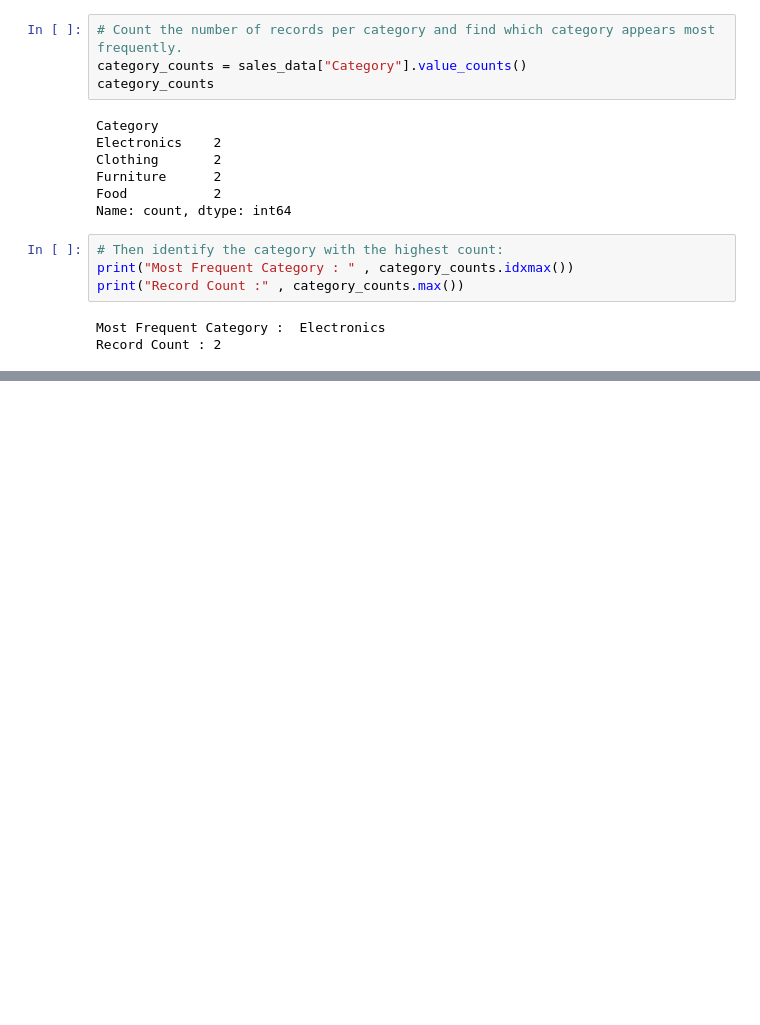
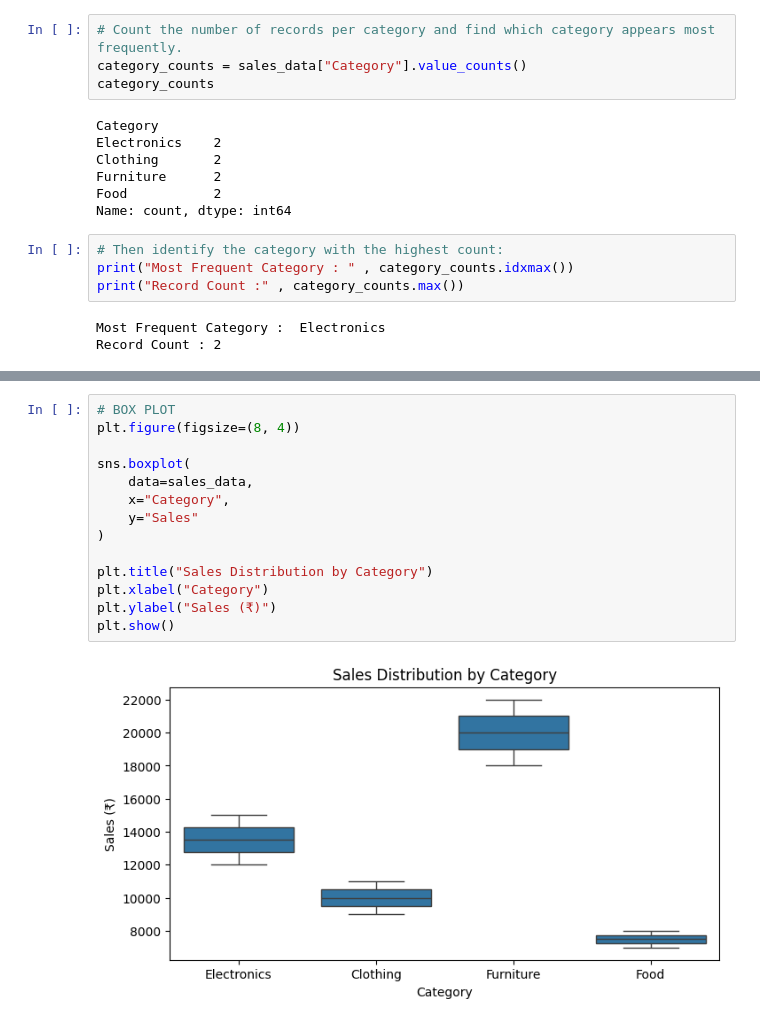
Before and after one commit to ivaibhavpawar1045/Python-Data-Analytics, a Jupyter notebook: 33_Seaborn_Fundamentals_I/practice.ipynb, the cells around one changed output, grey strips where cells are left out. Cells and saved outputs as stored; diff of their text form; blank space fills up the shorter version.

```diff
--- a/33_Seaborn_Fundamentals_I/practice.ipynb
+++ b/33_Seaborn_Fundamentals_I/practice.ipynb
@@ -103,0 +132,16 @@ Record Count : 2
+# %%
+# BOX PLOT
+plt.figure(figsize=(8, 4))
+
+sns.boxplot(
+    data=sales_data,
+    x="Category",
+    y="Sales"
+)
+
+plt.title("Sales Distribution by Category")
+plt.xlabel("Category")
+plt.ylabel("Sales (₹)")
+plt.show()
+# %% [output]
+[figure, added]
```
Also changed, not shown: parts of 4 cells of this notebook.
